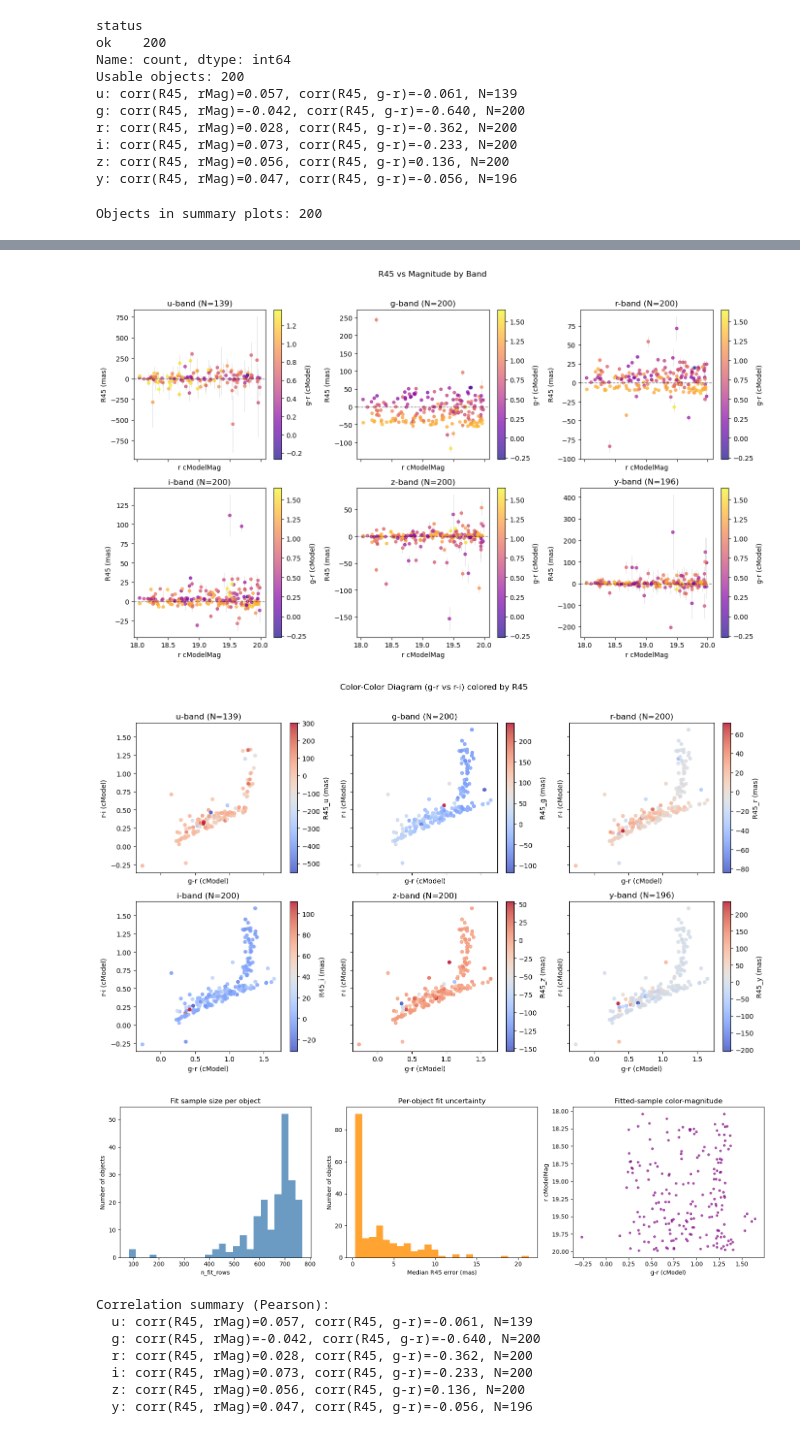
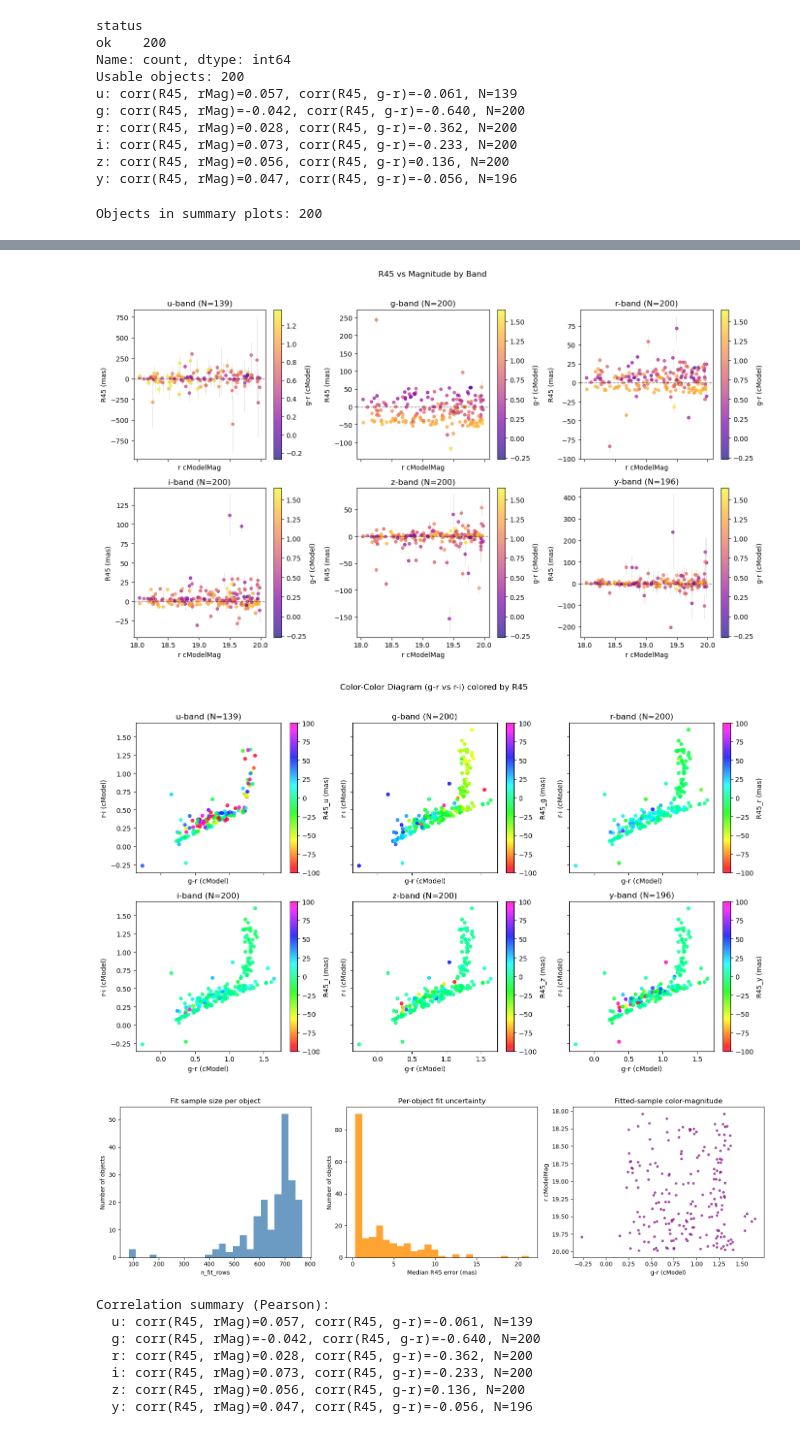
Before and after one commit to LSSTDESC/DifferentialCR, a Jupyter notebook: DCR_many_objects.ipynb, the cells around one changed output, grey strips where cells are left out. Cells and saved outputs as stored; diff of their text form; code cells hidden in the pictures.

```diff
--- a/DCR_many_objects.ipynb
+++ b/DCR_many_objects.ipynb
@@ -835,7 +846,9 @@ else:
                 c=sub[r_col],
                 s=22,
                 alpha=0.8,
-                cmap='coolwarm',
+                cmap='gist_rainbow',
+                vmin = -100,
+                vmax = 100
             )
             ax.set_title(f'{band}-band (N={len(sub)})')
             ax.set_xlabel('g-r (cModel)')
@@ -870,34 +883,34 @@ else:
 
         # Color-magnitude diagram for fitted sample
         if {'r_cModelMag', 'g_minus_r'}.issubset(df.columns):
             sub = df[['r_cModelMag', 'g_minus_r']].replace([np.inf, -np.inf], np.nan).dropna()
             ax[2].scatter(sub['g_minus_r'], sub['r_cModelMag'], s=12, alpha=0.6, color='purple')
             ax[2].invert_yaxis()
             ax[2].set_xlabel('g-r (cModel)')
             ax[2].set_ylabel('r cModelMag')
             ax[2].set_title('Fitted-sample color-magnitude')
 
         plt.tight_layout()
         plt.show()
 
         # Optional: quick correlation summary table by band
         print('\nCorrelation summary (Pearson):')
         for band in 'ugrizy':
             r_col = f'R45_{band}_mas'
             if r_col not in df.columns:
                 continue
             sub = df[[r_col, 'r_cModelMag', 'g_minus_r']].replace([np.inf, -np.inf], np.nan).dropna()
             if len(sub) < 8:
                 print(f'  {band}: insufficient points')
                 continue
             corr_mag = np.corrcoef(sub[r_col], sub['r_cModelMag'])[0, 1]
             corr_color = np.corrcoef(sub[r_col], sub['g_minus_r'])[0, 1]
             print(f'  {band}: corr(R45, rMag)={corr_mag:.3f}, corr(R45, g-r)={corr_color:.3f}, N={len(sub)}')
 # %% [output]
 Objects in summary plots: 200
 [figure]
 [figure]
-[figure, old version]
+[figure, new version]
 [figure]
 Correlation summary (Pearson):
   u: corr(R45, rMag)=0.057, corr(R45, g-r)=-0.061, N=139
```
Also changed, not shown: parts of 3 cells of this notebook, 1 other file.
